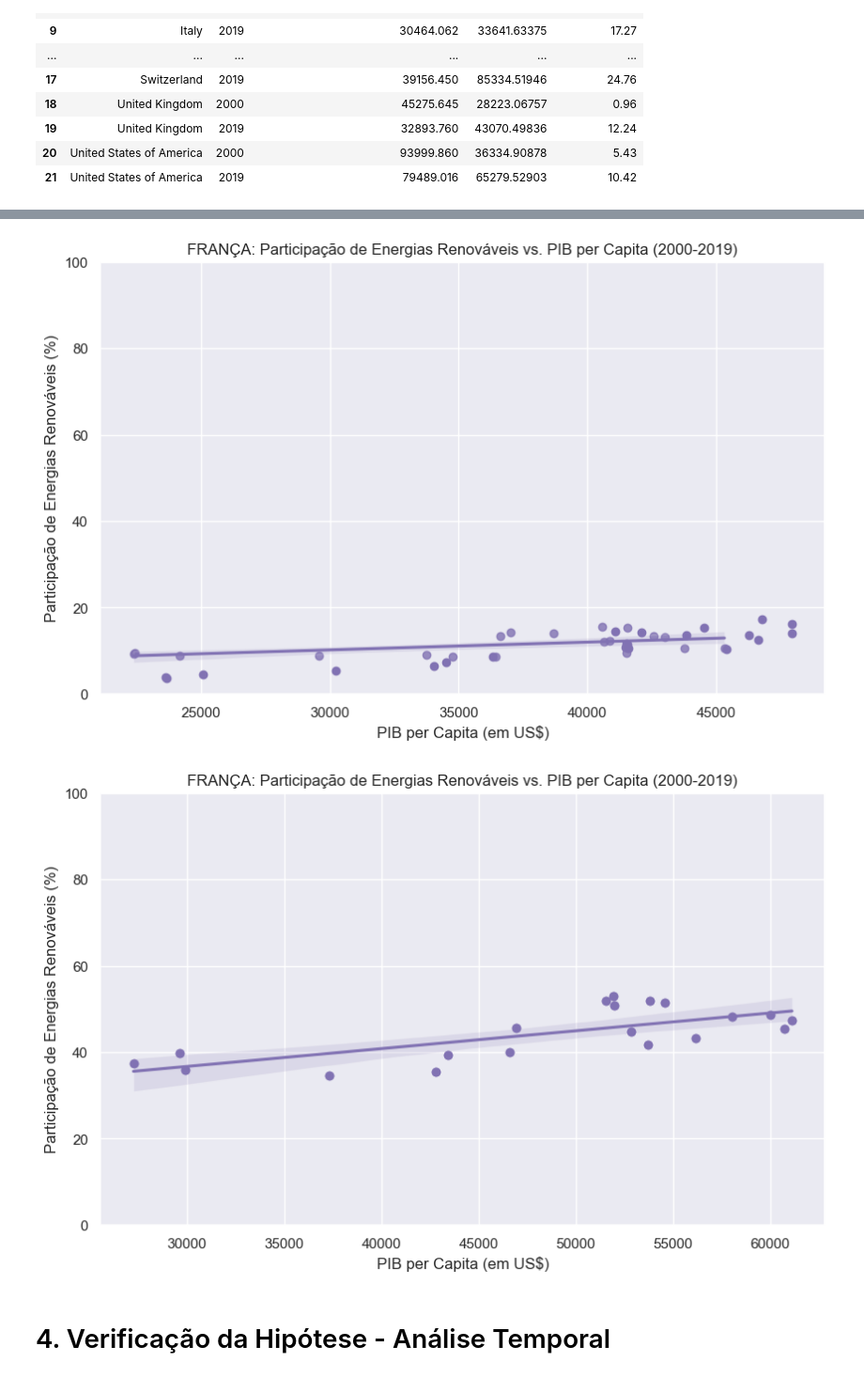
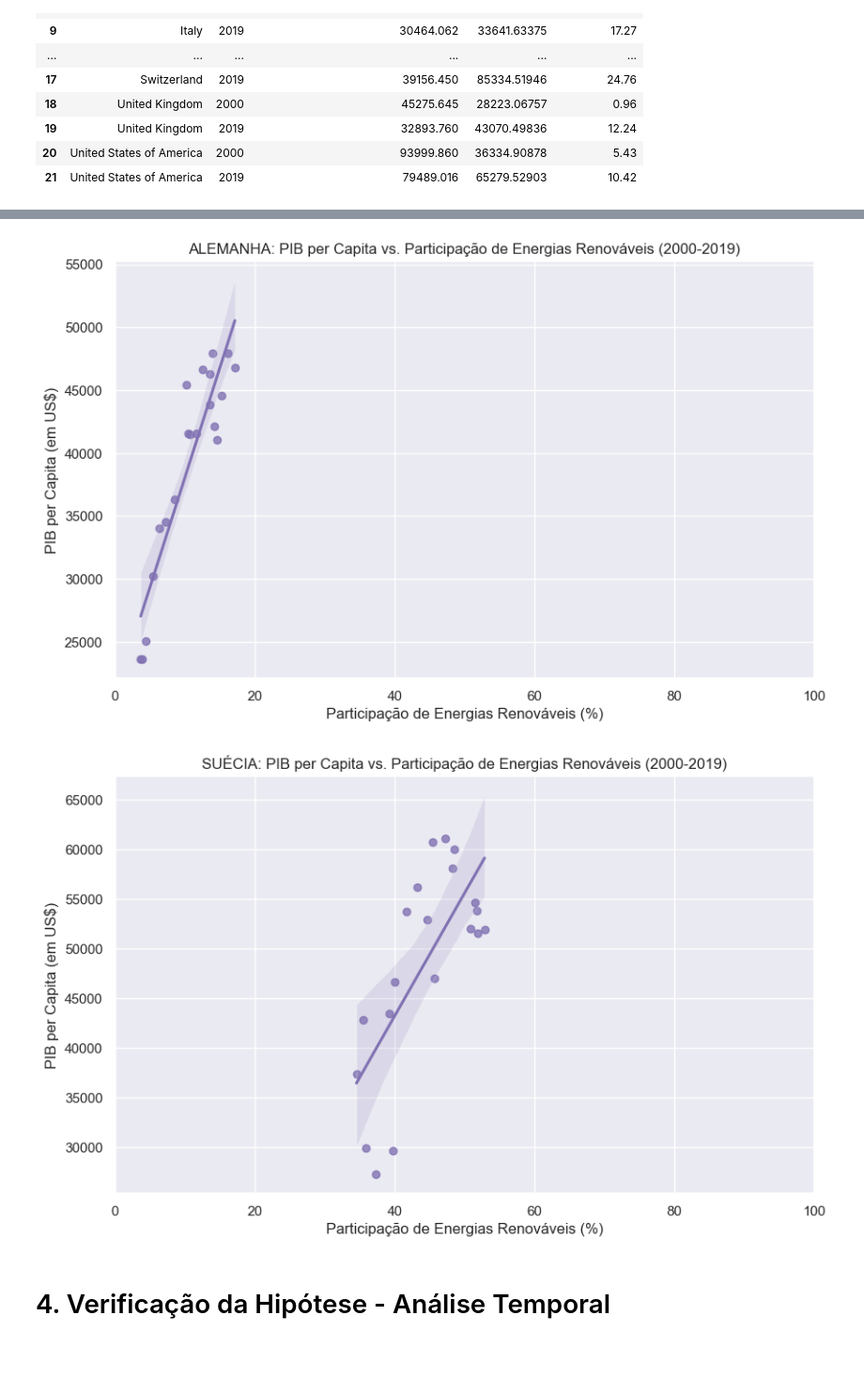
Before and after one commit to Felipefalex/Projeto-Sustainable-Energy, a Jupyter notebook: sustainable_energy.ipynb, the cells around one changed output, grey strips where cells are left out. Shown at 94% size. Cells and saved outputs as stored; diff of their text form; code cells hidden in the pictures; blank space fills up the shorter version.

```diff
--- a/sustainable_energy.ipynb
+++ b/sustainable_energy.ipynb
@@ -662,35 +662,35 @@ plt.show()
 # %%
-# Observação da Alemanha
-alemanha = data[data['Pais']=='Germany'].reset_index(drop=True)
+# Seleciona os dados da Alemanha
+alemanha = data[data['Pais'] == 'Germany'].reset_index(drop=True)
 
 plt.figure(figsize=(10, 6))
-sns.regplot(x='PIB per capita', y='Renováveis %', data=franca, color='m')
+sns.regplot(x='Renováveis %', y='PIB per capita', data=alemanha, color='m')
 
-plt.scatter(alemanha['PIB per capita'], alemanha['Renováveis %'], color='m')
-plt.title('FRANÇA: Participação de Energias Renováveis vs. PIB per Capita (2000-2019)')
-plt.xlabel('PIB per Capita (em US$)')
-plt.ylabel('Participação de Energias Renováveis (%)')
-plt.ylim(0, 100)
+# Configurações do gráfico
+plt.title('ALEMANHA: PIB per Capita vs. Participação de Energias Renováveis (2000-2019)')
+plt.xlabel('Participação de Energias Renováveis (%)')
+plt.ylabel('PIB per Capita (em US$)')
+plt.xlim(0, 100)
 plt.grid(True)
 plt.show()
 # %% [output]
-[figure, old version]
+[figure, new version]
 # %%
 # Observação da Suécia
 suecia = data[data['Pais']=='Sweden'].reset_index(drop=True)
 
 plt.figure(figsize=(10, 6))
-sns.regplot(x='PIB per capita', y='Renováveis %', data=suecia, color='m')
+sns.regplot(x='Renováveis %', y='PIB per capita', data=suecia, color='m')
 
-plt.scatter(suecia['PIB per capita'], suecia['Renováveis %'], color='m')
-plt.title('FRANÇA: Participação de Energias Renováveis vs. PIB per Capita (2000-2019)')
-plt.xlabel('PIB per Capita (em US$)')
-plt.ylabel('Participação de Energias Renováveis (%)')
-plt.ylim(0, 100)
+# Configurações do gráfico
+plt.title('SUÉCIA: PIB per Capita vs. Participação de Energias Renováveis (2000-2019)')
+plt.xlabel('Participação de Energias Renováveis (%)')
+plt.ylabel('PIB per Capita (em US$)')
+plt.xlim(0, 100)
 plt.grid(True)
 plt.show()
 # %% [output]
-[figure, old version]
+[figure, new version]
 # %% [markdown]
 # 4. Verificação da Hipótese - Análise Temporal
 # %% [markdown]
```
Also changed, not shown: parts of 7 cells of this notebook.
